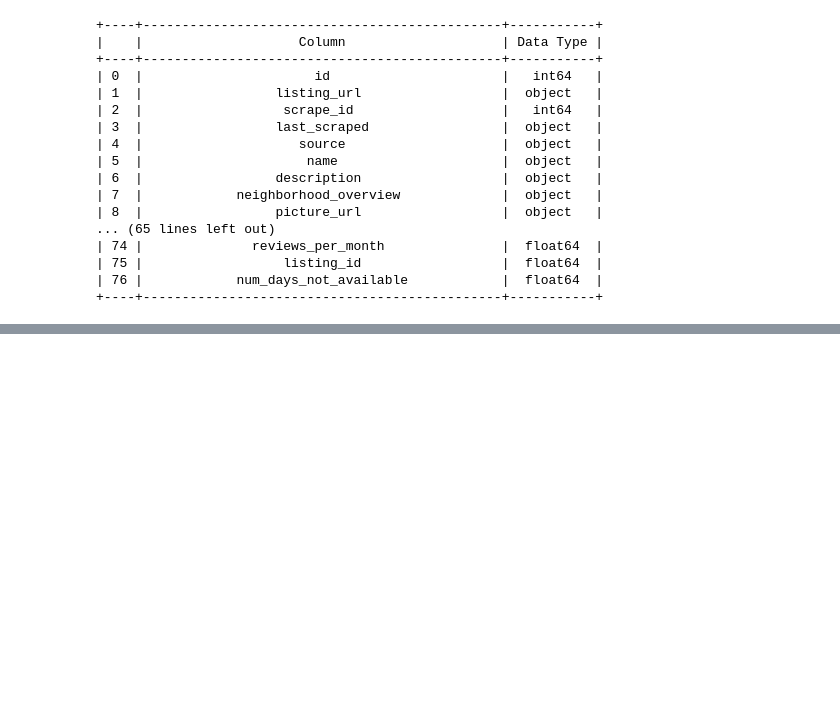
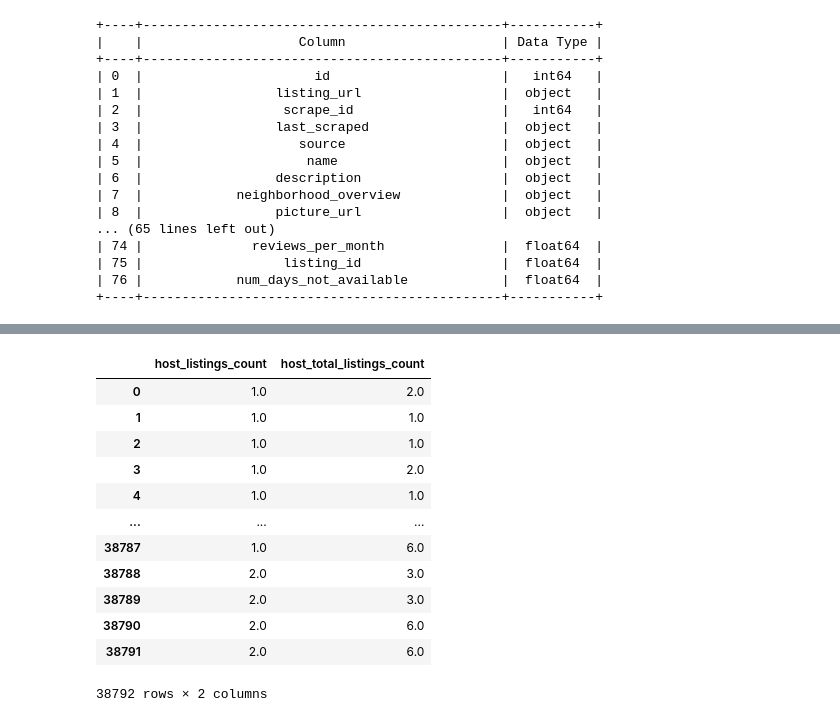
Before and after one commit to heidiwiest/tdt4259-main, a Jupyter notebook: clean_data.ipynb, the cells around one changed output, grey strips where cells are left out. Cells and saved outputs as stored; diff of their text form; code cells hidden in the pictures; blank space fills up the shorter version.

```diff
--- a/clean_data.ipynb
+++ b/clean_data.ipynb
@@ -219,0 +260,16 @@ print(tabulate(column_types, headers='keys', tablefmt='pretty'))
+# %%
+listings[["host_listings_count", "host_total_listings_count"]]
+# %% [output]
+|  | host_listings_count | host_total_listings_count |
+| 0 | 1.0 | 2.0 |
+| 1 | 1.0 | 1.0 |
+| 2 | 1.0 | 1.0 |
+| 3 | 1.0 | 2.0 |
+| 4 | 1.0 | 1.0 |
+| ... | ... | ... |
+| 38787 | 1.0 | 6.0 |
+| 38788 | 2.0 | 3.0 |
+| 38789 | 2.0 | 3.0 |
+| 38790 | 2.0 | 6.0 |
+| 38791 | 2.0 | 6.0 |
+38792 rows × 2 columns
```
Also changed, not shown: parts of 21 cells of this notebook, 1 other file.
